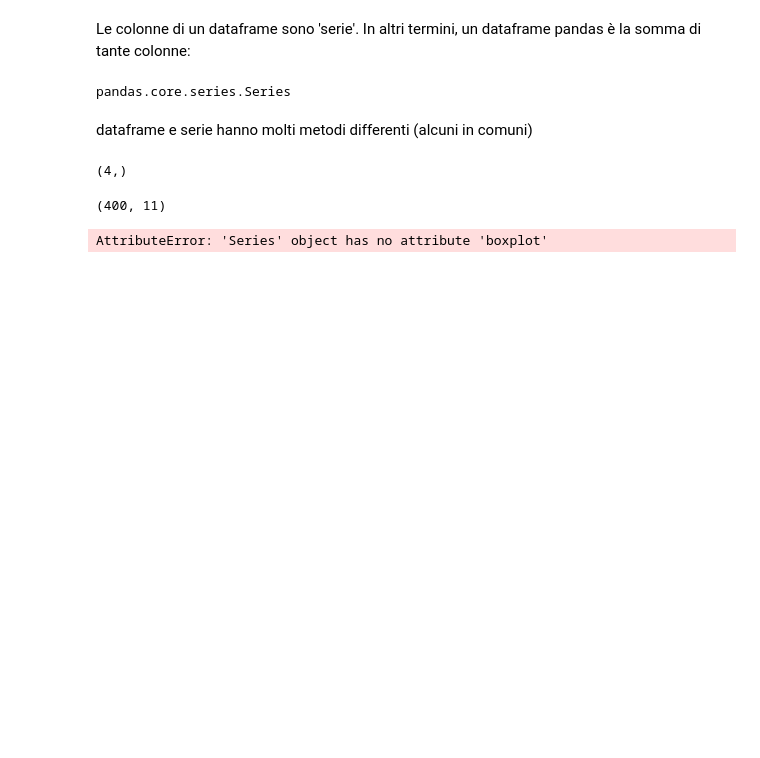
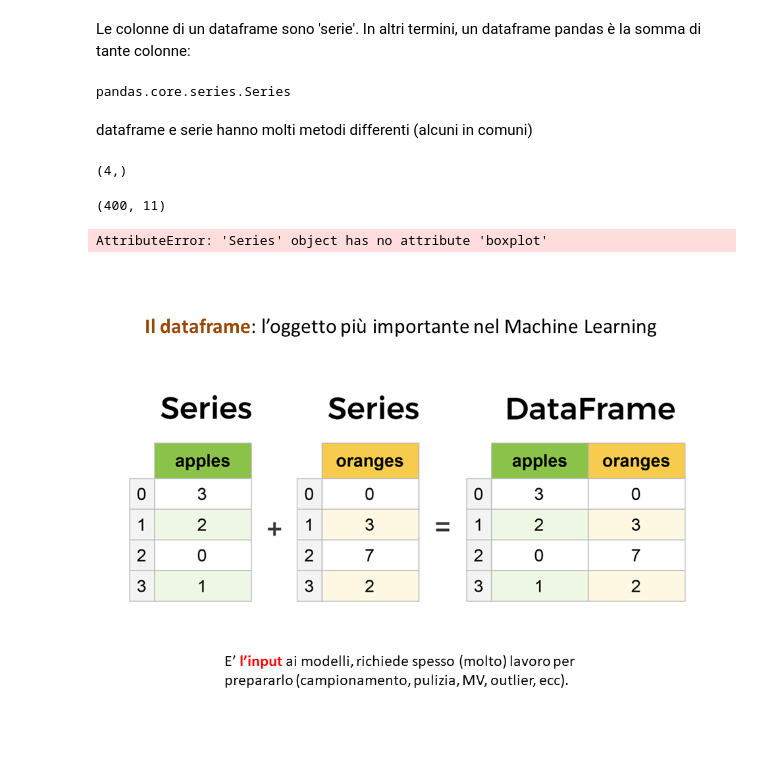
Before and after one commit to antonio-corsi/Corso-Python-Aula-Mediolanum, a Jupyter notebook: Dataframe.ipynb, the cells around one changed output. Cells and saved outputs as stored; diff of their text form; code cells hidden in the pictures; blank space fills up the shorter version.

Commit message:
Aggiornamento 2 notebook prima di giornata 3

```diff
--- a/Dataframe.ipynb
+++ b/Dataframe.ipynb
@@ -4,3 +4,20 @@
 > (c) 2025 Antonio Michele Piemontese
 
 Il package *pandas* di Python serve a gestire i **dataframe**.
+# %%
+# impostazione del TOGGLE BINARIO:
+try:
+    import google.colab                      # package disponibile SOLO in Google Colab
+    IN_COLAB = True
+except ImportError:
+    IN_COLAB = False
+
+print("Running on Colab:", IN_COLAB)
+
+
+# IMPORT dei package necessari (necessari sia in JN che in Colab):
+from IPython.display import Image, display   # import dei package di incorporamento e visualizzazione immagine (una tantum)
+                                             # Image e display sono entrambi necessari a Jupyter Notebook
+                                             # Google Colab utilizza solo Image
+import os                                    # necessario a Google Colab per vedere da una cella codice
+                                             # i contenuti del 'content'
@@ -725,3 +744,7 @@ display(df.shape)
 s.boxplot  # ce l'ha solo il dataframe
 # %% [output]
 AttributeError: 'Series' object has no attribute 'boxplot'
+# %%
+Image('Series_vs_Dataframe.png') if IN_COLAB else display(Image(filename='Series_vs_Dataframe.png'))
+# %% [output]
+[figure, added]
```
Also changed, not shown: parts of 2 cells of this notebook, 1 other file.
